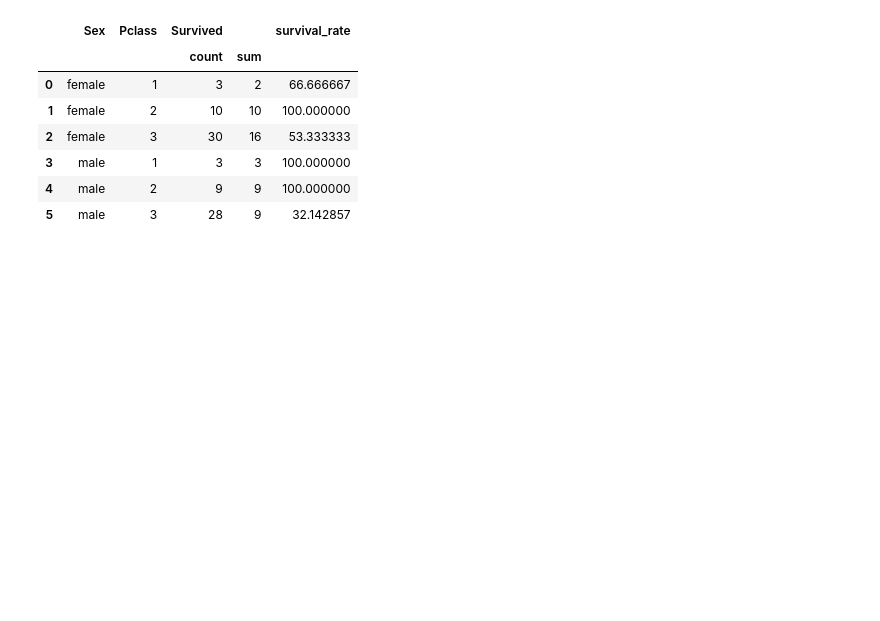
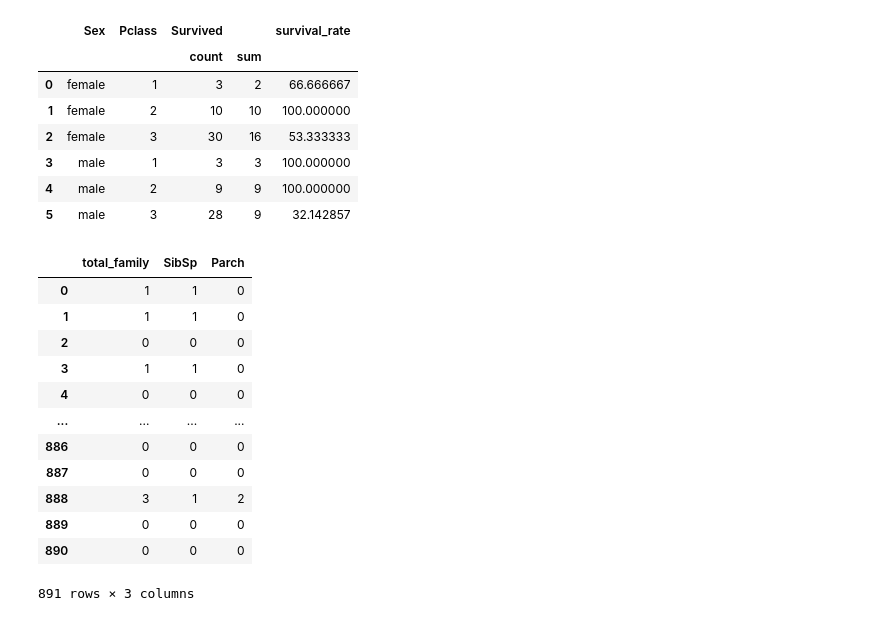
Before and after one commit to RaghupatiRaghav/PalakPaneer, a Jupyter notebook: init_code.ipynb, the cells around one changed output. Drawn from its saved outputs; the diff is of its cells as text; code cells hidden in the pictures; blank space fills up the shorter version.

```diff
--- a/init_code.ipynb
+++ b/init_code.ipynb
@@ -146,4 +167,23 @@ grouped_kids
 | 4 | male | 2 | 9 | 9 | 100.000000 |
 | 5 | male | 3 | 28 | 9 | 32.142857 |
 # %%
-#we want to answer if we see random survivals or do we see survivals concentrated in families.
+#we want to answer if we see random survivals or do we see survivals concentrated in families
+#making a variable for total family members in train_df
+train_df['total_family'] = train_df['SibSp'] + train_df['Parch']
+#QC
+train_df[['total_family','SibSp','Parch']].tail()
+#pass
+# %% [output]
+|  | total_family | SibSp | Parch |
+| 0 | 1 | 1 | 0 |
+| 1 | 1 | 1 | 0 |
+| 2 | 0 | 0 | 0 |
+| 3 | 1 | 1 | 0 |
+| 4 | 0 | 0 | 0 |
+| ... | ... | ... | ... |
+| 886 | 0 | 0 | 0 |
+| 887 | 0 | 0 | 0 |
+| 888 | 3 | 1 | 2 |
+| 889 | 0 | 0 | 0 |
+| 890 | 0 | 0 | 0 |
+891 rows × 3 columns
```
Also changed, not shown: parts of 5 cells of this notebook.
